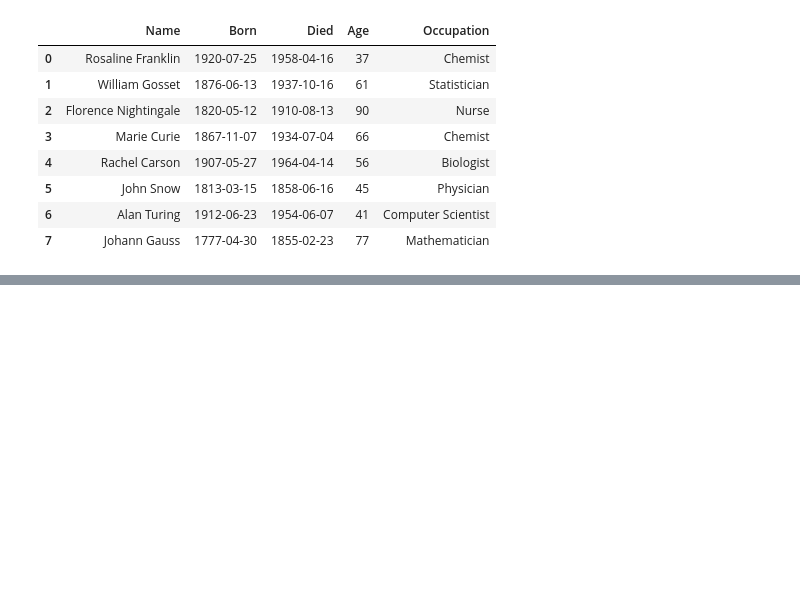
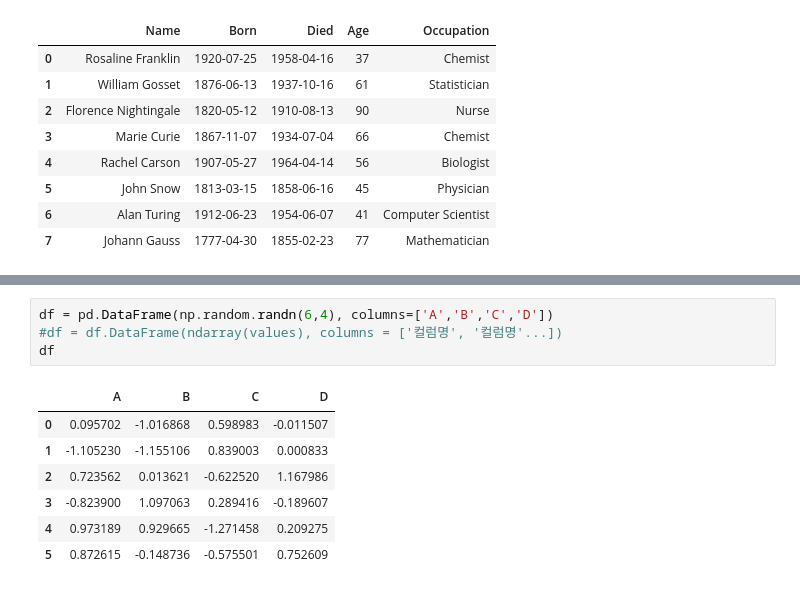
Before and after one commit to Shin-Sangseok/Google_colab_practice, a Jupyter notebook: colab_test_1.ipynb, the cells around one changed output, grey strips where cells are left out. Saved outputs shown, nothing was run; the diff lists cells and outputs as text; blank space fills up the shorter version.

```diff
--- a/colab_test_1.ipynb
+++ b/colab_test_1.ipynb
@@ -46,0 +63,12 @@ df2
+# %%
+df = pd.DataFrame(np.random.randn(6,4), columns=['A','B','C','D'])
+#df = df.DataFrame(ndarray(values), columns = ['컬럼명', '컬럼명'...])
+df
+# %% [output]
+|  | A | B | C | D |
+| 0 | 0.095702 | -1.016868 | 0.598983 | -0.011507 |
+| 1 | -1.105230 | -1.155106 | 0.839003 | 0.000833 |
+| 2 | 0.723562 | 0.013621 | -0.622520 | 1.167986 |
+| 3 | -0.823900 | 1.097063 | 0.289416 | -0.189607 |
+| 4 | 0.973189 | 0.929665 | -1.271458 | 0.209275 |
+| 5 | 0.872615 | -0.148736 | -0.575501 | 0.752609 |
```
Also changed, not shown: parts of 41 cells of this notebook.
